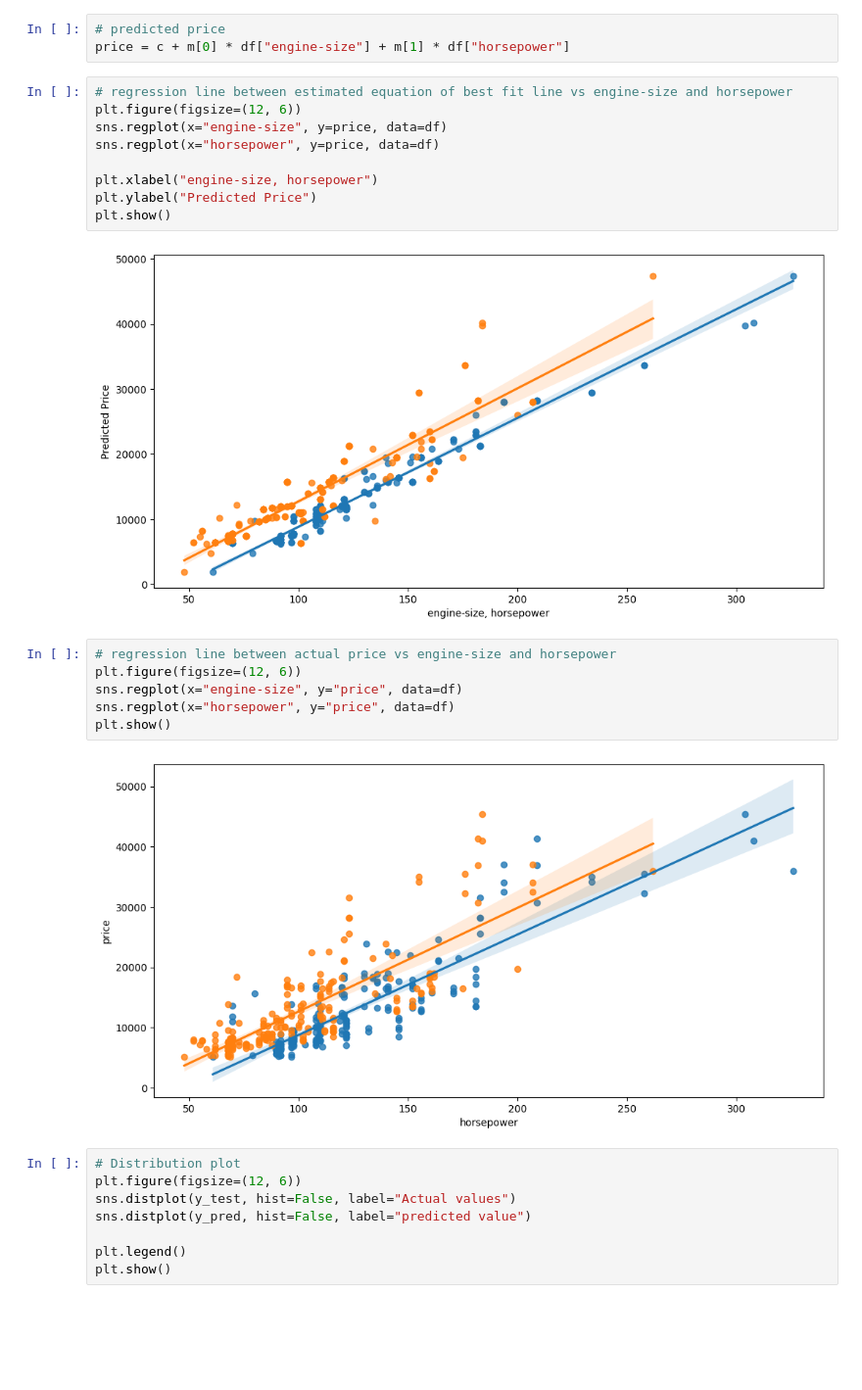
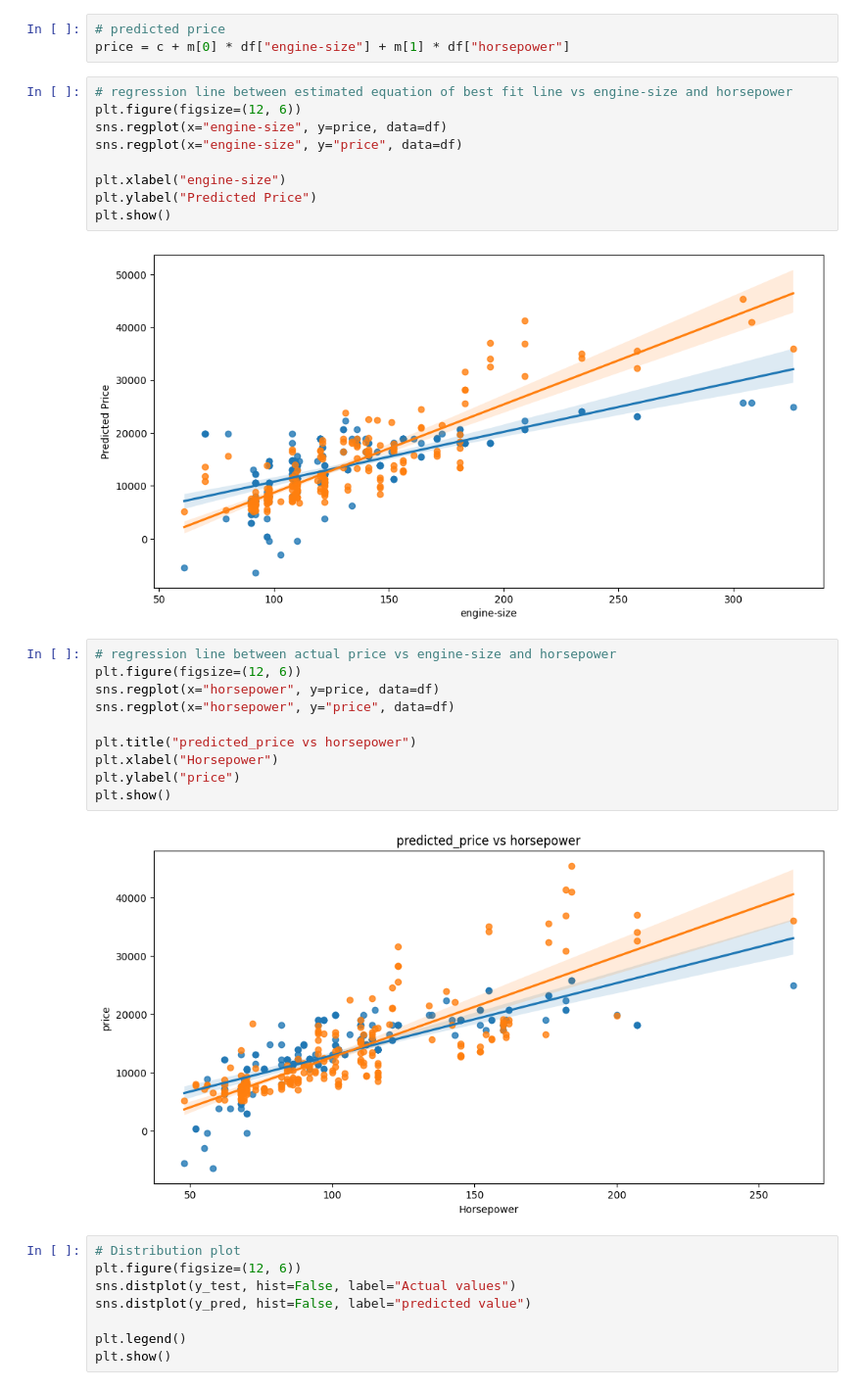
Before and after one commit to rajendra195/data_science_ML_Metro, a Jupyter notebook: week_07/day_01/Linear Regression.ipynb, the cells around one changed output. Shown at 98% size. Drawn from its saved outputs; the diff is of its cells as text; blank space fills up the shorter version.

Commit message:
linear regression, regression plot and distribution plot

```diff
--- a/week_07/day_01/Linear Regression.ipynb
+++ b/week_07/day_01/Linear Regression.ipynb
@@ -395,21 +395,25 @@ price = c + m[0] * df["engine-size"] + m[1] * df["horsepower"]
 # regression line between estimated equation of best fit line vs engine-size and horsepower
 plt.figure(figsize=(12, 6))
 sns.regplot(x="engine-size", y=price, data=df)
-sns.regplot(x="horsepower", y=price, data=df)
+sns.regplot(x="engine-size", y="price", data=df)
 
-plt.xlabel("engine-size, horsepower")
+plt.xlabel("engine-size")
 plt.ylabel("Predicted Price")
 plt.show()
 # %% [output]
-[figure, old version]
+[figure, new version]
 # %%
 # regression line between actual price vs engine-size and horsepower
 plt.figure(figsize=(12, 6))
-sns.regplot(x="engine-size", y="price", data=df)
+sns.regplot(x="horsepower", y=price, data=df)
 sns.regplot(x="horsepower", y="price", data=df)
+
+plt.title("predicted_price vs horsepower")
+plt.xlabel("Horsepower")
+plt.ylabel("price")
 plt.show()
 # %% [output]
-[figure, old version]
+[figure, new version]
 # %%
 # Distribution plot
 plt.figure(figsize=(12, 6))
```
Also changed, not shown: parts of 3 cells of this notebook.
